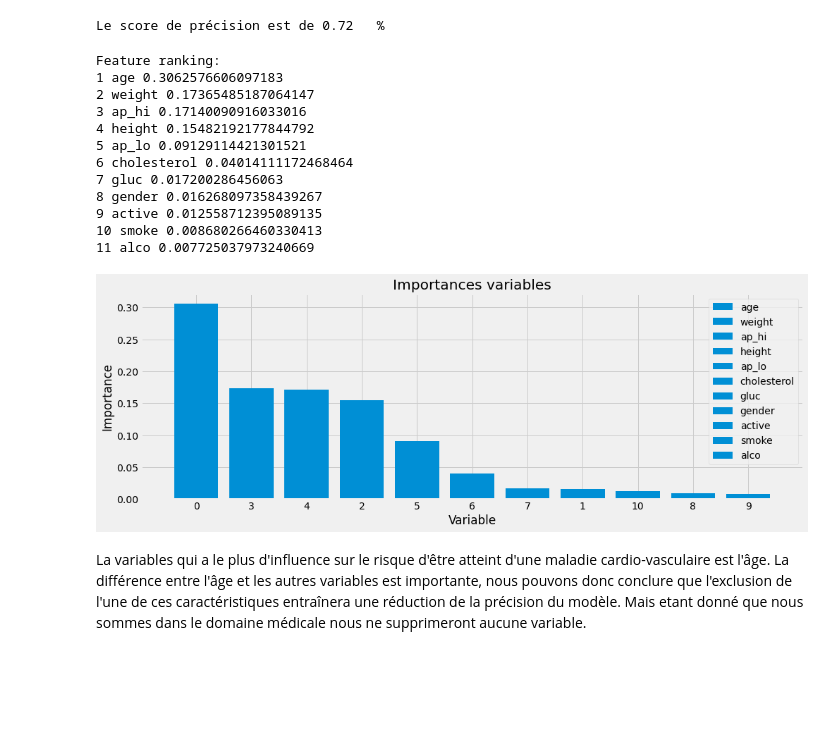
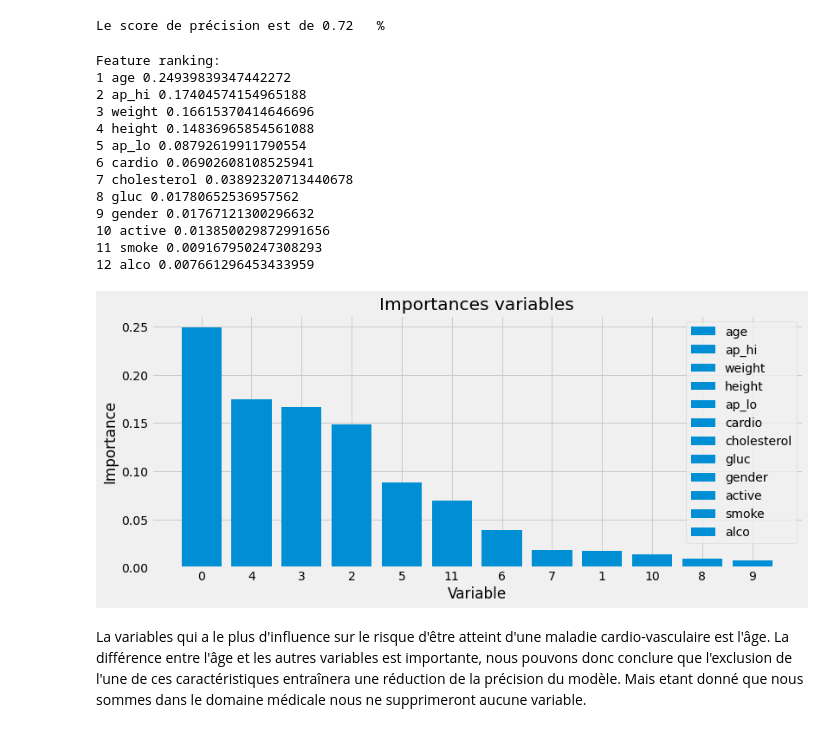
Before and after one commit to fatimaoc/RandomForest_Cardiovascular_diseases, a Jupyter notebook: cardio_classification.ipynb, the cells around one changed output. Drawn from its saved outputs; the diff is of its cells as text; code cells hidden in the pictures; blank space fills up the shorter version.

```diff
--- a/cardio_classification.ipynb
+++ b/cardio_classification.ipynb
@@ -135,45 +139,48 @@ print("Le score de précision est de {:<6.2f}".format(accuracy_score(y_valid, y_
 # %% [output]
 Le score de précision est de 0.72   %
 # %%
+features = dict(zip(range(len(df.columns)-1), df.columns[:-1]))
+
 importances = rf.feature_importances_
 
 indices = np.argsort(importances)[::-1]
 
 num_to_plot = max(10, len(df.columns[:-1]))
 feature_indices = [ind for ind in indices[:num_to_plot]]
 print("Feature ranking:")
 
 
 
 
 for f in range(num_to_plot):
     print(f+1, features[feature_indices[f]], importances[indices[f]])
 
-plt.figure(figsize=(15,5))
+plt.figure(figsize=(12,5))
 
 plt.style.use ('fivethirtyeight')
 bars = plt.bar(range(num_to_plot),
                importances[indices[:num_to_plot]],
                align="center")
 ticks = plt.xticks(range(num_to_plot),
                    feature_indices)
 plt.xlim([-1, num_to_plot])
 plt.legend(bars, [u''.join(features[i]) for i in feature_indices]);
 plt.ylabel ('Importance'); plt.xlabel ('Variable'),plt.title ('Importances variables');
 # %% [output]
 Feature ranking:
-1 age 0.3062576606097183
-2 weight 0.17365485187064147
-3 ap_hi 0.17140090916033016
-4 height 0.15482192177844792
-5 ap_lo 0.09129114421301521
-6 cholesterol 0.04014111172468464
-7 gluc 0.017200286456063
-8 gender 0.016268097358439267
-9 active 0.012558712395089135
-10 smoke 0.008680266460330413
-11 alco 0.007725037973240669
+1 age 0.24939839347442272
+2 ap_hi 0.17404574154965188
+3 weight 0.16615370414646696
+4 height 0.14836965854561088
+5 ap_lo 0.08792619911790554
+6 cardio 0.06902608108525941
+7 cholesterol 0.03892320713440678
+8 gluc 0.01780652536957562
+9 gender 0.01767121300296632
+10 active 0.013850029872991656
+11 smoke 0.009167950247308293
+12 alco 0.007661296453433959
-[figure, old version]
+[figure, new version]
 # %% [markdown]
 La variables qui a le plus d'influence sur le risque d'être atteint d'une maladie cardio-vasculaire est l'âge.
 La différence entre l'âge et les autres variables est importante, nous pouvons donc conclure que l'exclusion de l'une de ces caractéristiques entraînera une réduction de la précision du modèle. Mais etant donné que nous sommes dans le domaine médicale nous ne supprimeront aucune variable.
```
Also changed, not shown: parts of 38 cells of this notebook.
